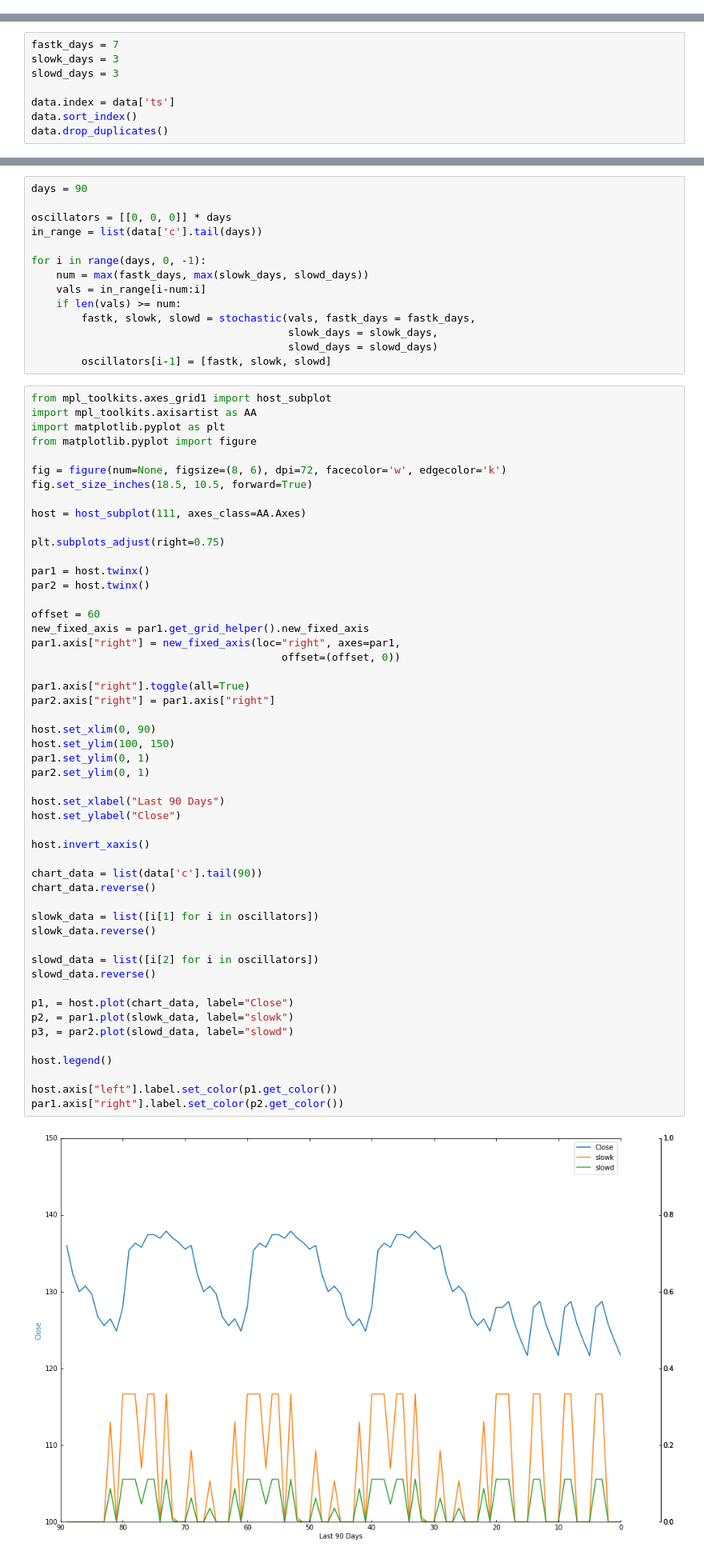
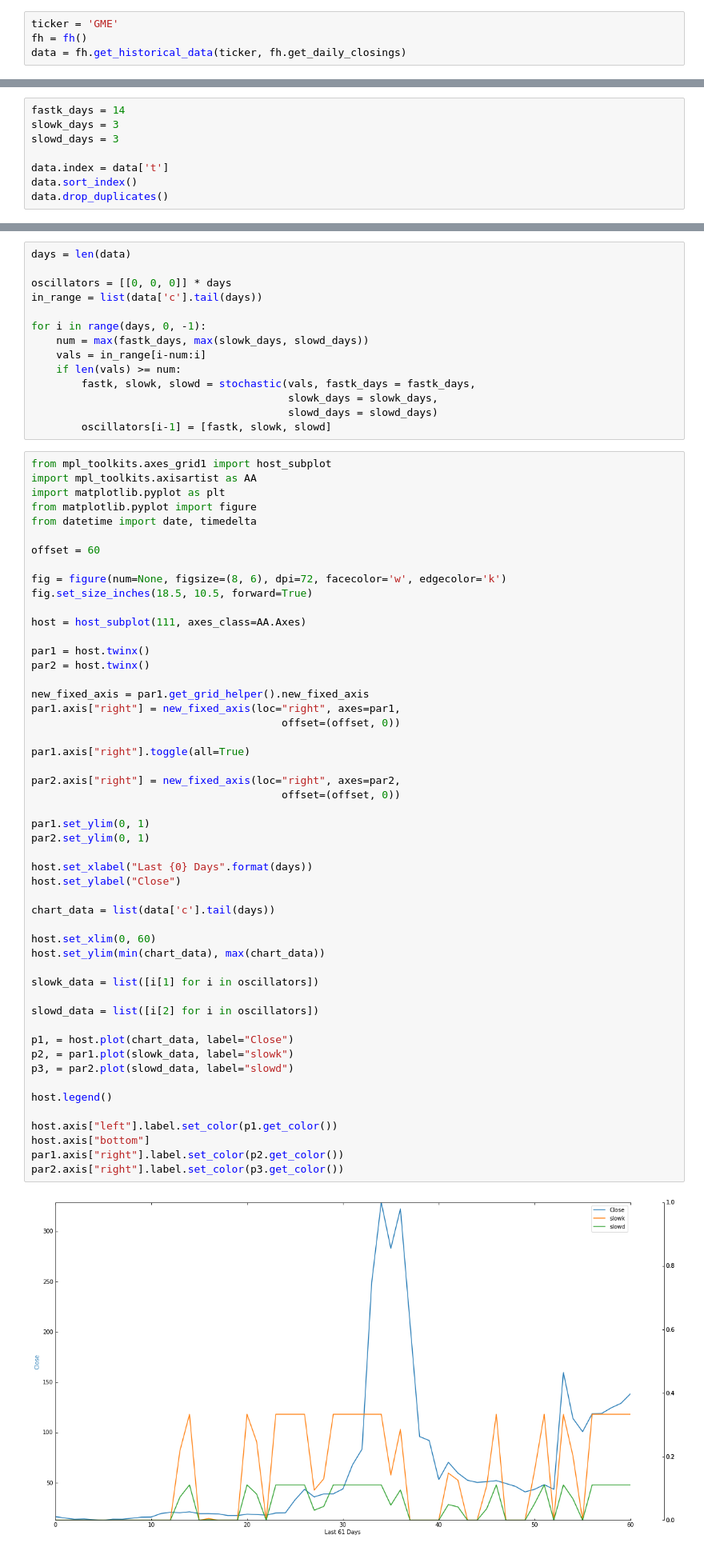
Before and after one commit to tgittos/money-printer-server, a Jupyter notebook: notebooks/stochastic/stochastic_exploration.ipynb, the cells around one changed output, grey strips where cells are left out. Shown at 80% size. Cells and saved outputs as stored; diff of their text form.

Commit message:
Refactored data shit, added more stochastic exploration tools
Charts!

```diff
--- a/notebooks/stochastic/stochastic_exploration.ipynb
+++ b/notebooks/stochastic/stochastic_exploration.ipynb
@@ -17,3 +15,7 @@ data = jar.read_pickle_dataframe(historical_pickle_name)
+# %%
+ticker = 'GME'
+fh = fh()
+data = fh.get_historical_data(ticker, fh.get_daily_closings)
 # %%
 data.describe()
 # %% [output]
@@ -31,9 +33,9 @@ Set `vals` to be the last 90 days of candle information, from t - 90 to t
 # %%
-fastk_days = 7
+fastk_days = 14
 slowk_days = 3
 slowd_days = 3
 
-data.index = data['ts']
+data.index = data['t']
 data.sort_index()
 data.drop_duplicates()
 # %% [output]
@@ -56,7 +58,7 @@ Create oscillators from the day config.
 
 Start from the end, and generate oscillator values in day config chunks going to the start of the dataset. This will result in a reversed array of oscillator values that will need to be re-reversed.
 # %%
-days = 90
+days = len(data)
 
 oscillators = [[0, 0, 0]] * days
 in_range = list(data['c'].tail(days))
@@ -74,51 +76,51 @@ from mpl_toolkits.axes_grid1 import host_subplot
 import mpl_toolkits.axisartist as AA
 import matplotlib.pyplot as plt
 from matplotlib.pyplot import figure
+from datetime import date, timedelta
+
+offset = 60
 
 fig = figure(num=None, figsize=(8, 6), dpi=72, facecolor='w', edgecolor='k')
 fig.set_size_inches(18.5, 10.5, forward=True)
 
 host = host_subplot(111, axes_class=AA.Axes)
 
-plt.subplots_adjust(right=0.75)
-
 par1 = host.twinx()
 par2 = host.twinx()
 
-offset = 60
 new_fixed_axis = par1.get_grid_helper().new_fixed_axis
 par1.axis["right"] = new_fixed_axis(loc="right", axes=par1,
                                         offset=(offset, 0))
 
 par1.axis["right"].toggle(all=True)
-par2.axis["right"] = par1.axis["right"]
 
-host.set_xlim(0, 90)
-host.set_ylim(100, 150)
+par2.axis["right"] = new_fixed_axis(loc="right", axes=par2,
+                                        offset=(offset, 0))
+
 par1.set_ylim(0, 1)
 par2.set_ylim(0, 1)
 
-host.set_xlabel("Last 90 Days")
+host.set_xlabel("Last {0} Days".format(days))
 host.set_ylabel("Close")
 
-host.invert_xaxis()
+chart_data = list(data['c'].tail(days))
 
-chart_data = list(data['c'].tail(90))
-chart_data.reverse()
+host.set_xlim(0, 60)
+host.set_ylim(min(chart_data), max(chart_data))
 
 slowk_data = list([i[1] for i in oscillators])
-slowk_data.reverse()
 
 slowd_data = list([i[2] for i in oscillators])
-slowd_data.reverse()
 
 p1, = host.plot(chart_data, label="Close")
 p2, = par1.plot(slowk_data, label="slowk")
 p3, = par2.plot(slowd_data, label="slowd")
 
 host.legend()
 
 host.axis["left"].label.set_color(p1.get_color())
+host.axis["bottom"]
 par1.axis["right"].label.set_color(p2.get_color())
+par2.axis["right"].label.set_color(p3.get_color())
 # %% [output]
-[figure, old version]
+[figure, new version]
```
Also changed, not shown: parts of 9 cells of this notebook, 3 other files.
